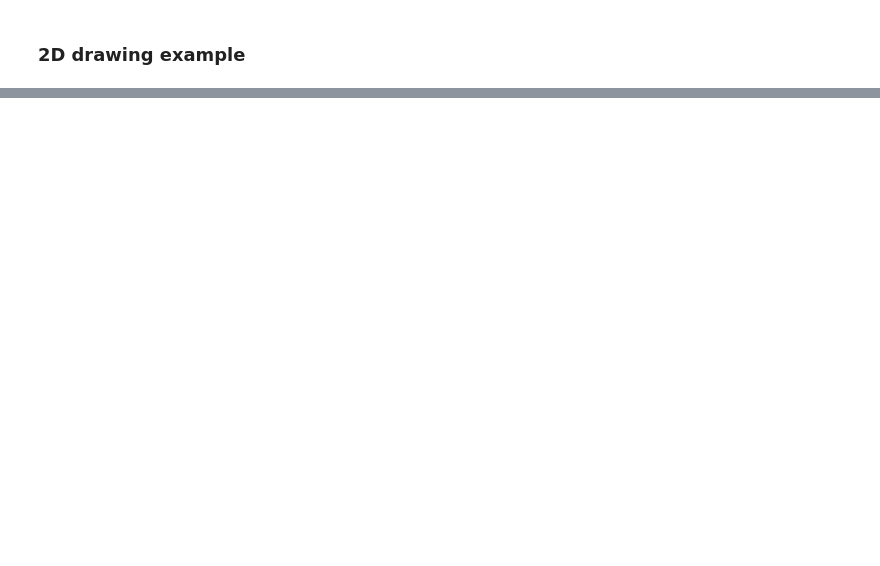
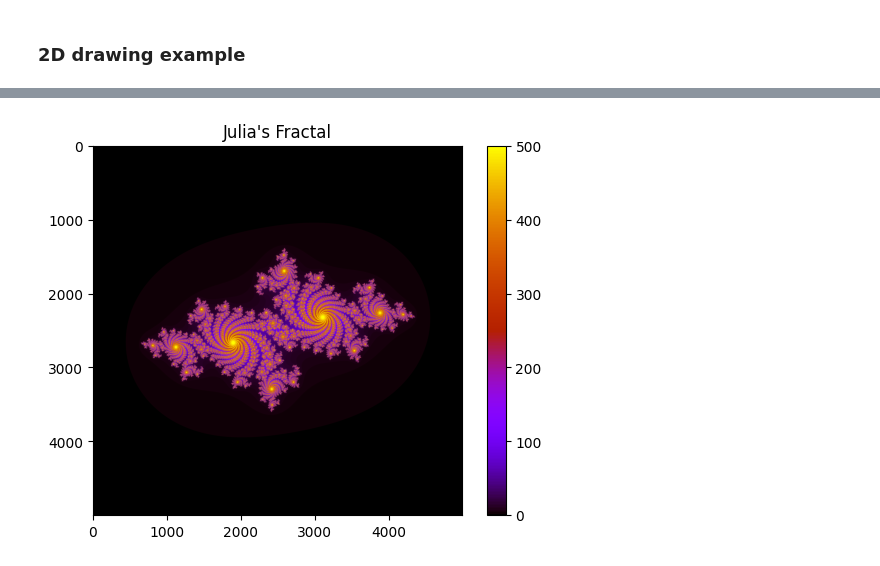
Before and after one commit to Mitin726/Julia-s-Fractal-Generator-Algorithm, a Jupyter notebook: algorithmJulia.ipynb, the cells around one changed output, grey strips where cells are left out. Saved outputs shown, nothing was run; the diff lists cells and outputs as text; code cells hidden in the pictures; blank space fills up the shorter version.

```diff
--- a/algorithmJulia.ipynb
+++ b/algorithmJulia.ipynb
@@ -78,0 +114,7 @@ print(times)
+# %%
+plt.imshow(resultsArray[-1], cmap='gnuplot')
+plt.colorbar()
+plt.title("Julia's Fractal")
+plt.show()
+# %% [output]
+[figure, added]
```
Also changed, not shown: parts of 10 cells of this notebook.
